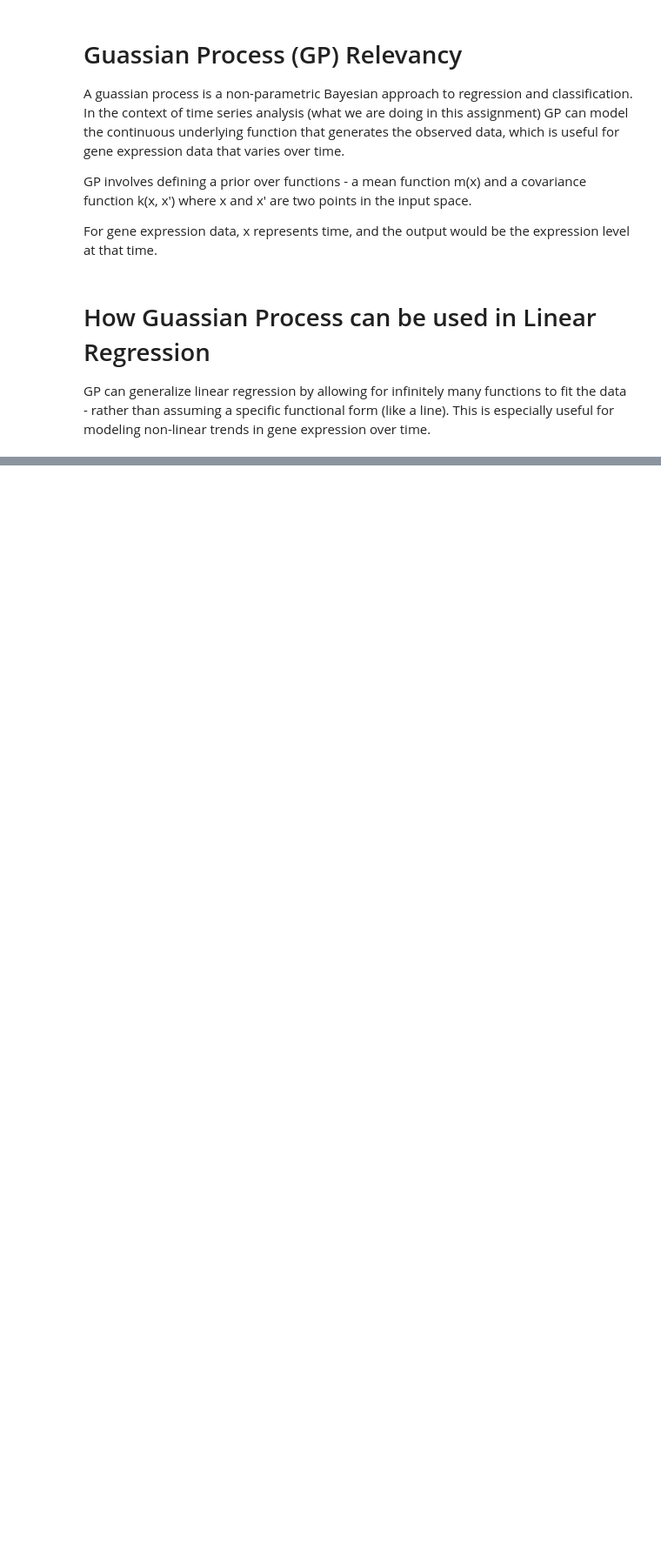
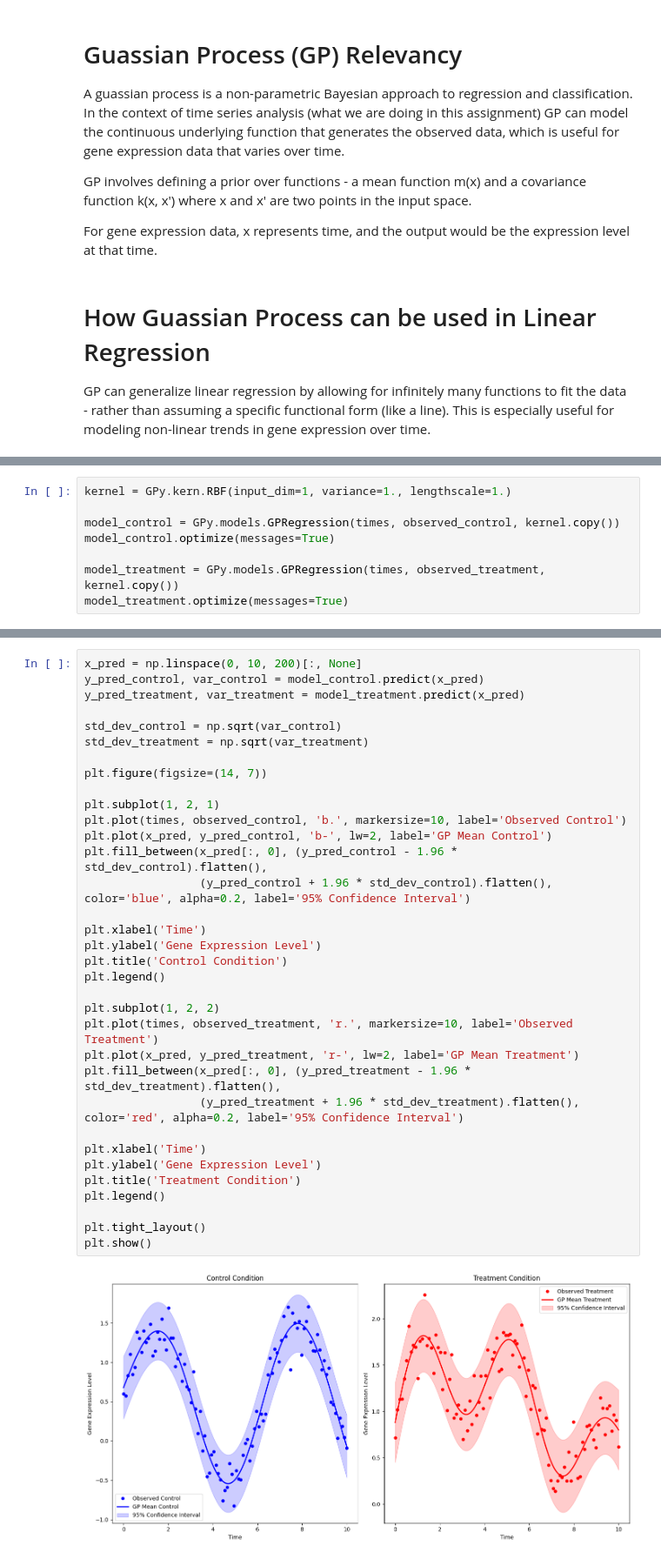
Before and after one commit to admeeer/GuassianProcessesRegression, a Jupyter notebook: src/GeneExpression.ipynb, the cells around one changed output, grey strips where cells are left out. Shown at 87% size. Cells and saved outputs as stored; diff of their text form; blank space fills up the shorter version.

Commit message:
Make model more complex, make illustrations better

```diff
--- a/src/GeneExpression.ipynb
+++ b/src/GeneExpression.ipynb
@@ -55,0 +64,8 @@ Optimization status: Converged
+# %%
+kernel = GPy.kern.RBF(input_dim=1, variance=1., lengthscale=1.)
+
+model_control = GPy.models.GPRegression(times, observed_control, kernel.copy())
+model_control.optimize(messages=True)
+
+model_treatment = GPy.models.GPRegression(times, observed_treatment, kernel.copy())
+model_treatment.optimize(messages=True)
@@ -55,0 +95,36 @@ Optimization status: Converged
+# %%
+x_pred = np.linspace(0, 10, 200)[:, None]
+y_pred_control, var_control = model_control.predict(x_pred)
+y_pred_treatment, var_treatment = model_treatment.predict(x_pred)
+
+std_dev_control = np.sqrt(var_control)
+std_dev_treatment = np.sqrt(var_treatment)
+
+plt.figure(figsize=(14, 7))
+
+plt.subplot(1, 2, 1)
+plt.plot(times, observed_control, 'b.', markersize=10, label='Observed Control')
+plt.plot(x_pred, y_pred_control, 'b-', lw=2, label='GP Mean Control')
+plt.fill_between(x_pred[:, 0], (y_pred_control - 1.96 * std_dev_control).flatten(),
+                 (y_pred_control + 1.96 * std_dev_control).flatten(), color='blue', alpha=0.2, label='95% Confidence Interval')
+
+plt.xlabel('Time')
+plt.ylabel('Gene Expression Level')
+plt.title('Control Condition')
+plt.legend()
+
+plt.subplot(1, 2, 2)
+plt.plot(times, observed_treatment, 'r.', markersize=10, label='Observed Treatment')
+plt.plot(x_pred, y_pred_treatment, 'r-', lw=2, label='GP Mean Treatment')
+plt.fill_between(x_pred[:, 0], (y_pred_treatment - 1.96 * std_dev_treatment).flatten(),
+                 (y_pred_treatment + 1.96 * std_dev_treatment).flatten(), color='red', alpha=0.2, label='95% Confidence Interval')
+
+plt.xlabel('Time')
+plt.ylabel('Gene Expression Level')
+plt.title('Treatment Condition')
+plt.legend()
+
+plt.tight_layout()
+plt.show()
+# %% [output]
+[figure, added]
```
Also changed, not shown: parts of 10 cells of this notebook.
